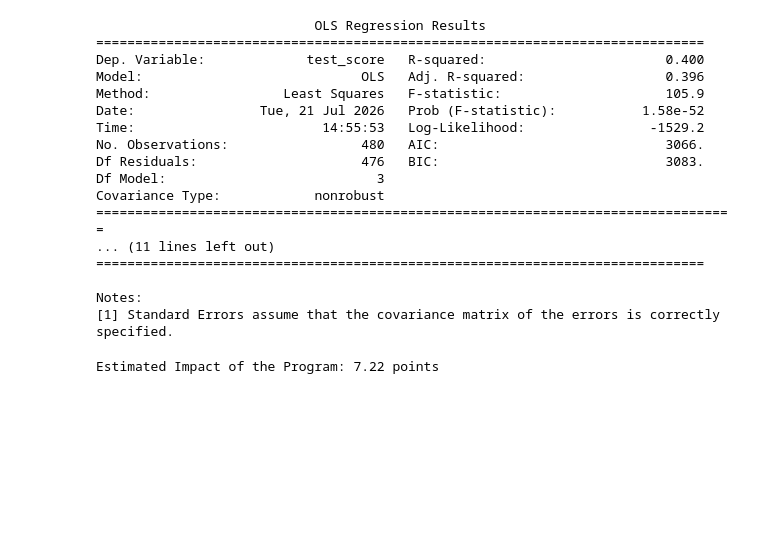
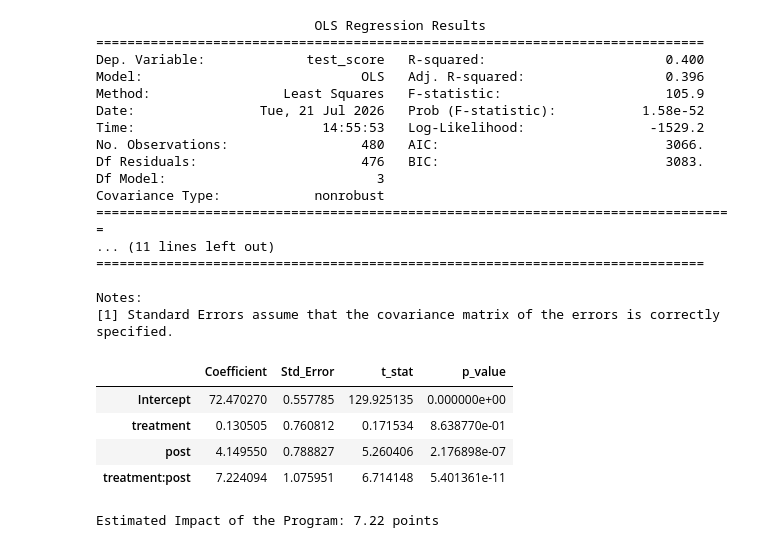
Before and after one commit to sammyamanya/impact_evaluation_education_program_uganda, a Jupyter notebook: notebooks/02_difference_in_differences.ipynb, the cells around one changed output. Drawn from its saved outputs; the diff is of its cells as text; code cells hidden in the pictures; blank space fills up the shorter version.

```diff
--- a/notebooks/02_difference_in_differences.ipynb
+++ b/notebooks/02_difference_in_differences.ipynb
@@ -109,6 +109,25 @@ Covariance Type:            nonrobust
 
 Notes:
 [1] Standard Errors assume that the covariance matrix of the errors is correctly specified.
+# %%
+results_table = pd.DataFrame({
+    "Coefficient": model.params,
+    "Std_Error": model.bse,
+    "t_stat": model.tvalues,
+    "p_value": model.pvalues
+})
+
+results_table.to_csv(
+    "../outputs/tables/did_regression_results.csv"
+)
+
+results_table
+# %% [output]
+|  | Coefficient | Std_Error | t_stat | p_value |
+| Intercept | 72.470270 | 0.557785 | 129.925135 | 0.000000e+00 |
+| treatment | 0.130505 | 0.760812 | 0.171534 | 8.638770e-01 |
+| post | 4.149550 | 0.788827 | 5.260406 | 2.176898e-07 |
+| treatment:post | 7.224094 | 1.075951 | 6.714148 | 5.401361e-11 |
 # %%
 # Extract the coefficients and confidence intervals
 
```
Also changed, not shown: 5 other files.
